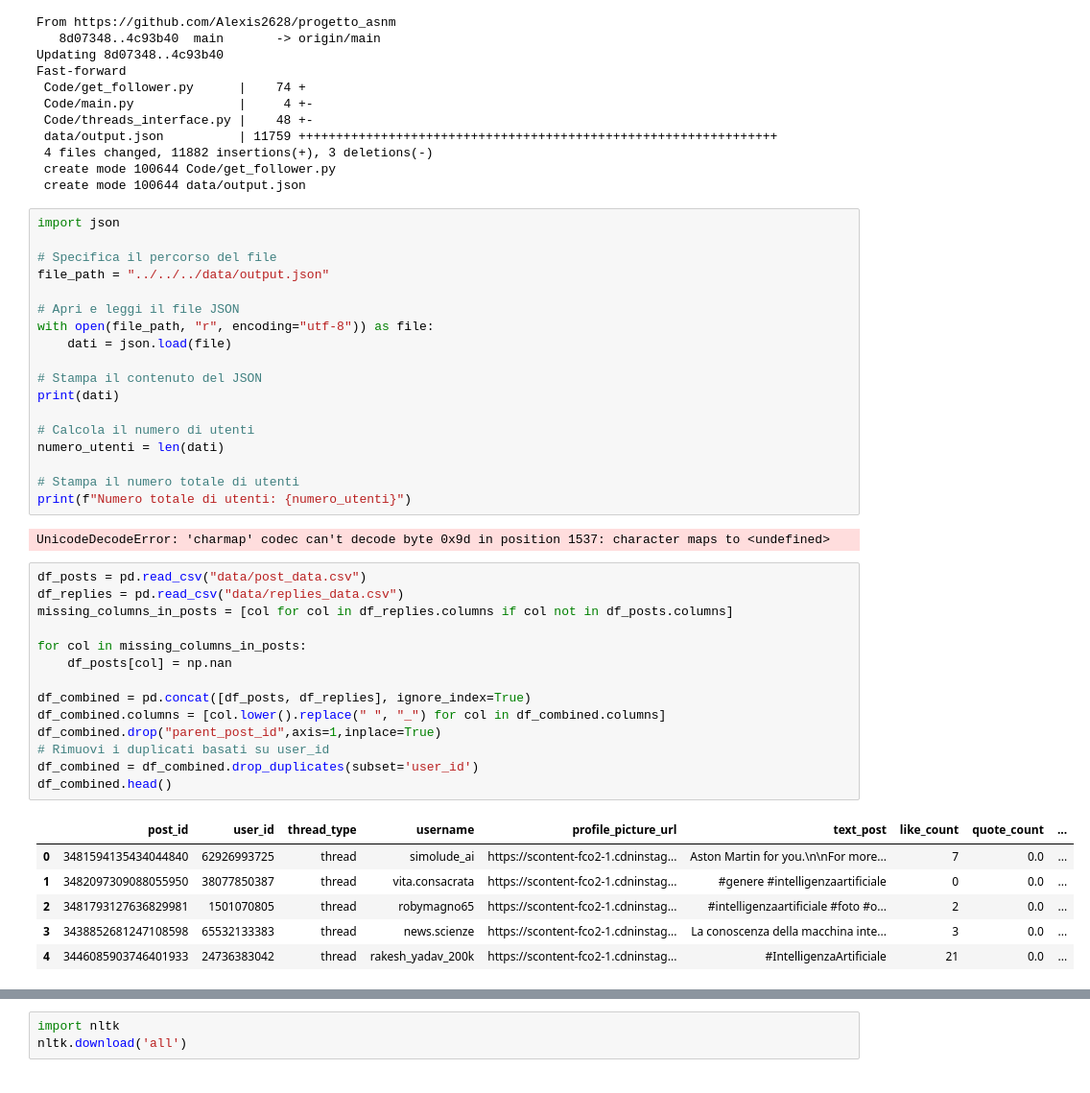
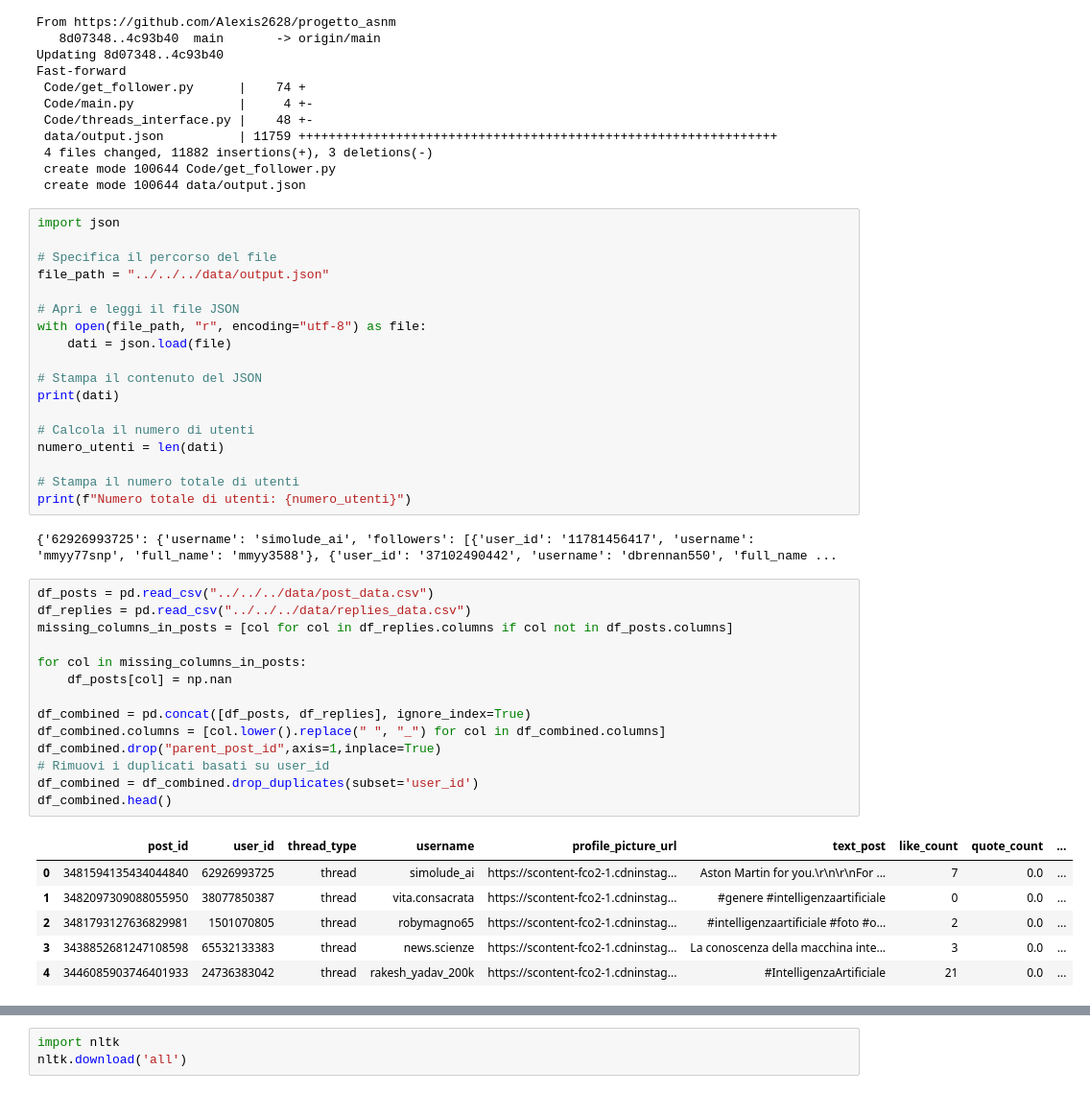
Before and after one commit to Alexis2628/progetto_asnm, a Jupyter notebook: Code/notebook/Identificazione delle comunità/Another_copy_of_AnalisiSocialMedia.ipynb, the cells around one changed output, grey strips where cells are left out. Shown at 96% size. Saved outputs shown, nothing was run; the diff lists cells and outputs as text.

```diff
--- a/Code/notebook/Identificazione delle comunità/Another_copy_of_AnalisiSocialMedia.ipynb
+++ b/Code/notebook/Identificazione delle comunità/Another_copy_of_AnalisiSocialMedia.ipynb
@@ -38,7 +38,7 @@ import json
 file_path = "../../../data/output.json"
 
 # Apri e leggi il file JSON
-with open(file_path, "r", encoding="utf-8")) as file:
+with open(file_path, "r", encoding="utf-8") as file:
     dati = json.load(file)
 
 # Stampa il contenuto del JSON
@@ -50,24 +50,24 @@ numero_utenti = len(dati)
 # Stampa il numero totale di utenti
 print(f"Numero totale di utenti: {numero_utenti}")
 # %% [output]
-UnicodeDecodeError: 'charmap' codec can't decode byte 0x9d in position 1537: character maps to <undefined>
+{'62926993725': {'username': 'simolude_ai', 'followers': [{'user_id': '11781456417', 'username': 'mmyy77snp', 'full_name': 'mmyy3588'}, {'user_id': '37102490442', 'username': 'dbrennan550', 'full_name ...
 # %%
-df_posts = pd.read_csv("data/post_data.csv")
-df_replies = pd.read_csv("data/replies_data.csv")
+df_posts = pd.read_csv("../../../data/post_data.csv")
+df_replies = pd.read_csv("../../../data/replies_data.csv")
 missing_columns_in_posts = [col for col in df_replies.columns if col not in df_posts.columns]
 
 for col in missing_columns_in_posts:
     df_posts[col] = np.nan
 
 df_combined = pd.concat([df_posts, df_replies], ignore_index=True)
 df_combined.columns = [col.lower().replace(" ", "_") for col in df_combined.columns]
 df_combined.drop("parent_post_id",axis=1,inplace=True)
 # Rimuovi i duplicati basati su user_id
 df_combined = df_combined.drop_duplicates(subset='user_id')
 df_combined.head()
 # %% [output]
 |  | post_id | user_id | thread_type | username | profile_picture_url | text_post | like_count | quote_count | ... |
-| 0 | 3481594135434044840 | 62926993725 | thread | simolude_ai | https://scontent-fco2-1.cdninstag... | Aston Martin for you.\n\nFor more... | 7 | 0.0 | ... |
+| 0 | 3481594135434044840 | 62926993725 | thread | simolude_ai | https://scontent-fco2-1.cdninstag... | Aston Martin for you.\r\n\r\nFor ... | 7 | 0.0 | ... |
 | 1 | 3482097309088055950 | 38077850387 | thread | vita.consacrata | https://scontent-fco2-1.cdninstag... | #genere #intelligenzaartificiale | 0 | 0.0 | ... |
 | 2 | 3481793127636829981 | 1501070805 | thread | robymagno65 | https://scontent-fco2-1.cdninstag... | #intelligenzaartificiale #foto #o... | 2 | 0.0 | ... |
 | 3 | 3438852681247108598 | 65532133383 | thread | news.scienze | https://scontent-fco2-1.cdninstag... | La conoscenza della macchina inte... | 3 | 0.0 | ... |
```
Also changed, not shown: parts of 4 cells of this notebook, 9 other files.
